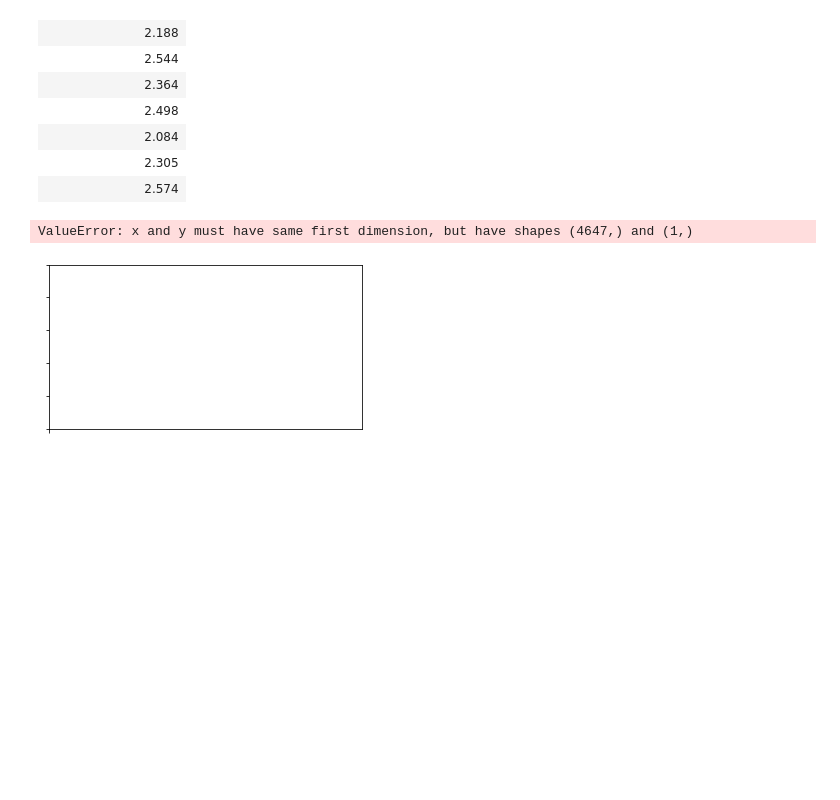
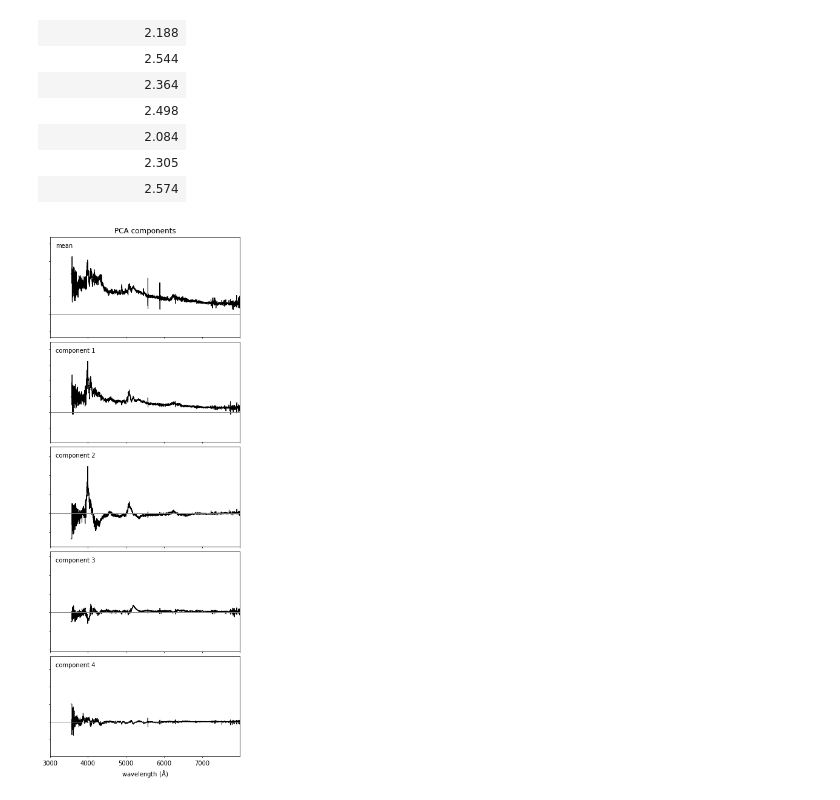
Before and after one commit to DCIDA2019/dcida2020ii-JoseDeJesusMV, a Jupyter notebook: Nov24/Ejercicio de clase/PCA.ipynb, the cells around one changed output. Cells and saved outputs as stored; diff of their text form; code cells hidden in the pictures; blank space fills up the shorter version.

```diff
--- a/Nov24/Ejercicio de clase/PCA.ipynb
+++ b/Nov24/Ejercicio de clase/PCA.ipynb
@@ -287,7 +287,7 @@ fig.subplots_adjust(left=0.05, right=0.95, wspace=0.05,
 
 titles = ['PCA components']
 
-for i, comp in enumerate(pca_comp):
+for i, comp in enumerate([pca_comp]):
     for j in range(n_components):
         ax = fig.add_subplot(n_components, 3, 3 * j + 1 + i)
 
@@ -303,32 +303,31 @@ for i, comp in enumerate(pca_comp):
         ax.plot(wavelengths, comp[j], '-k', lw=1)
 
         # plot zero line
         xlim = [3000, 8000]
         ax.plot(xlim, [0, 0], '-', c='gray', lw=1)
 
         if j == 0:
             ax.set_title(titles[i])
 
         if titles[i].startswith('PCA') or titles[i].startswith('ICA'):
             if j == 0:
                 label = 'mean'
             else:
                 label = 'component %i' % j
         else:
             label = 'component %i' % (j + 1)
 
         ax.text(0.03, 0.94, label, transform=ax.transAxes,
                 ha='left', va='top')
 
         for l in ax.get_xticklines() + ax.get_yticklines():
             l.set_markersize(2)
 
         # adjust y limits
         ylim = plt.ylim()
         dy = 0.05 * (ylim[1] - ylim[0])
 
         ax.set_ylim(ylim[0] - dy, ylim[1] + 4 * dy)
         ax.set_xlim(xlim)
 # %% [output]
-ValueError: x and y must have same first dimension, but have shapes (4647,) and (1,)
-[figure, old version]
+[figure, new version]
```
Also changed, not shown: parts of 5 cells of this notebook.
